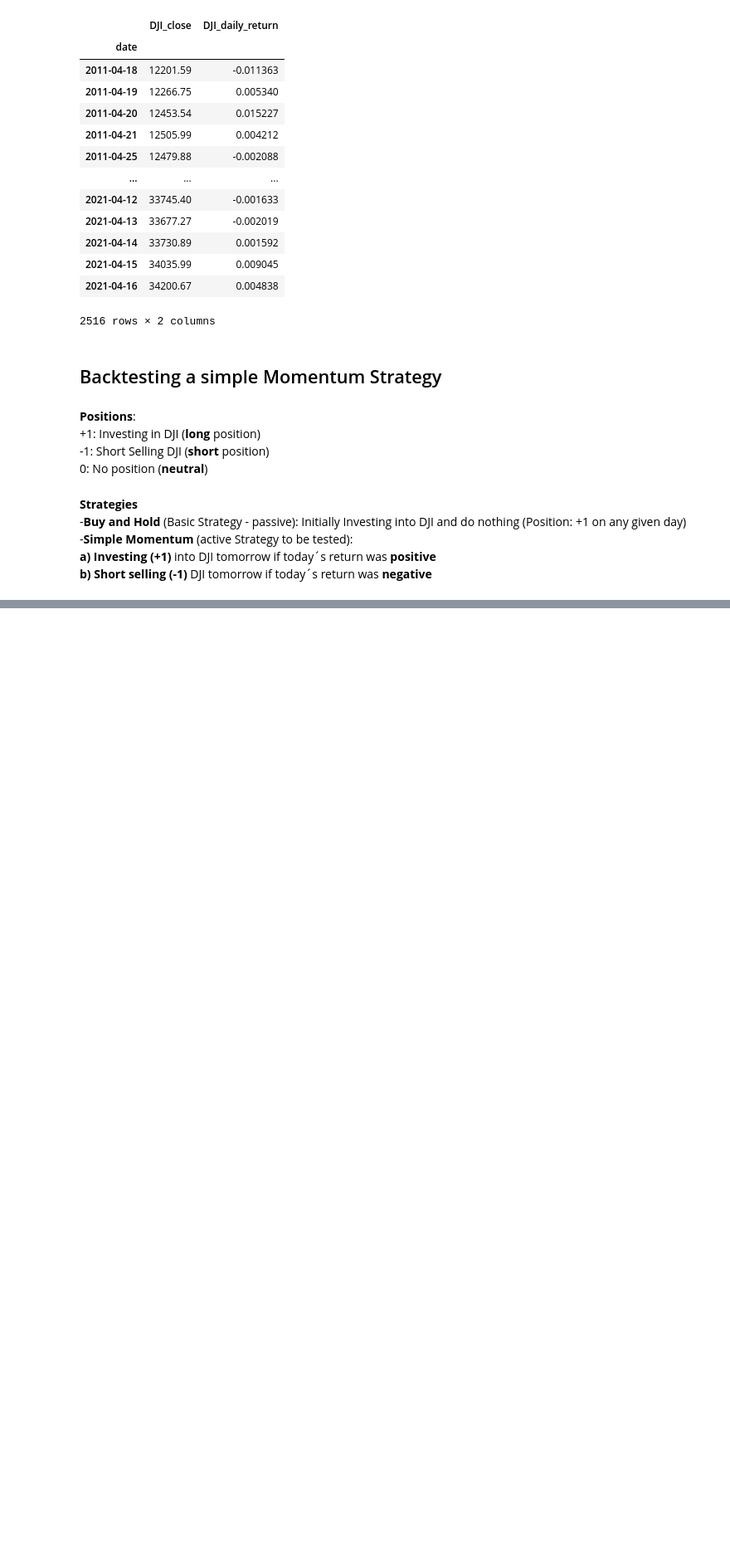
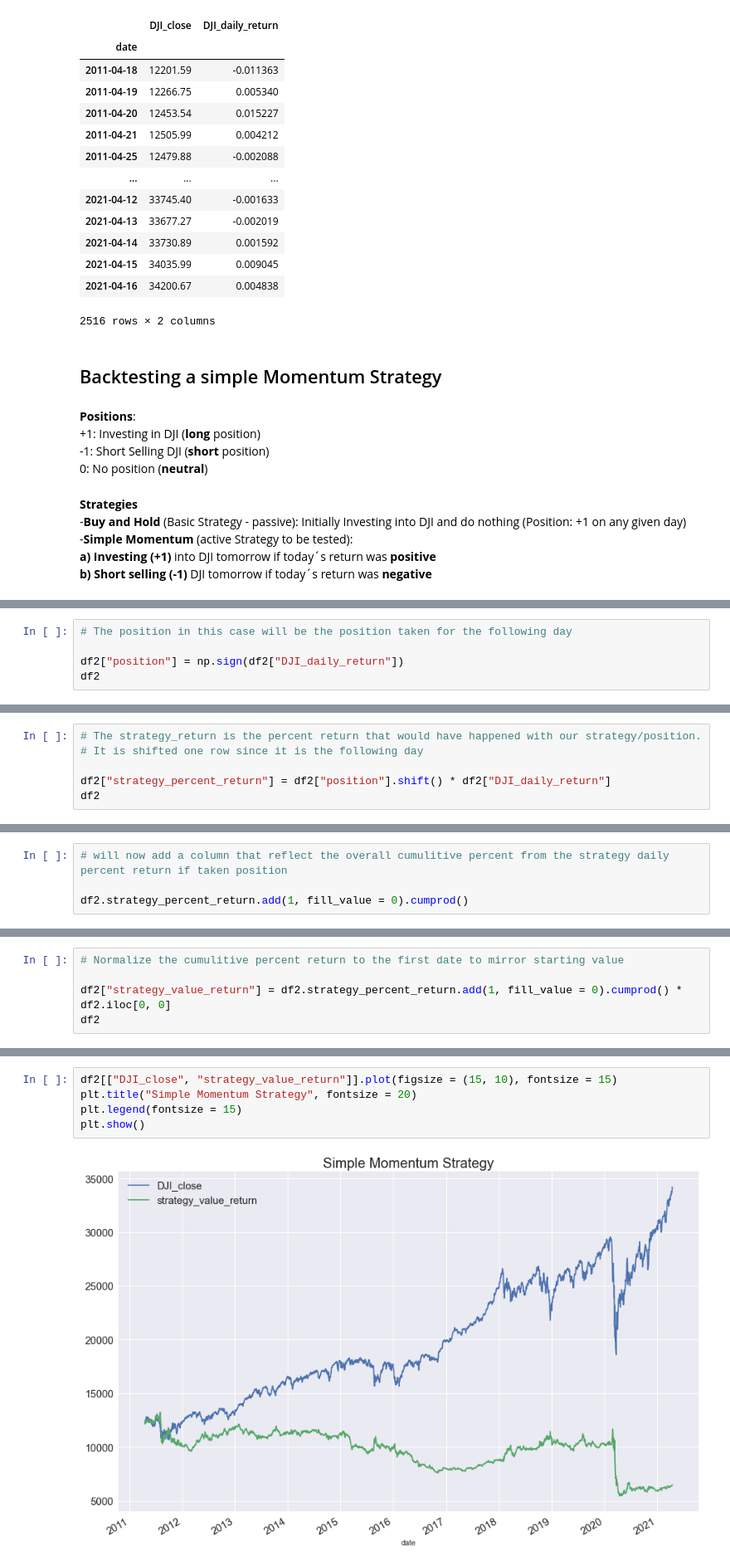
Before and after one commit to alebel94/dji_analysis, a Jupyter notebook: dji_analysis.ipynb, the cells around one changed output, grey strips where cells are left out. Shown at 83% size. Cells and saved outputs as stored; diff of their text form; blank space fills up the shorter version.

Commit message:
Finished simple and contrarian momentum strategies -AB

```diff
--- a/dji_analysis.ipynb
+++ b/dji_analysis.ipynb
@@ -374,0 +373,5 @@ KeyError: 'DJI_Return'
+# %%
+# The position in this case will be the position taken for the following day
+
+df2["position"] = np.sign(df2["DJI_daily_return"])
+df2
@@ -374,0 +393,6 @@ KeyError: 'DJI_Return'
+# %%
+# The strategy_return is the percent return that would have happened with our strategy/position.
+# It is shifted one row since it is the following day
+
+df2["strategy_percent_return"] = df2["position"].shift() * df2["DJI_daily_return"]
+df2
@@ -374,0 +414,4 @@ KeyError: 'DJI_Return'
+# %%
+# will now add a column that reflect the overall cumulitive percent from the strategy daily percent return if taken position
+
+df2.strategy_percent_return.add(1, fill_value = 0).cumprod()
@@ -374,0 +432,5 @@ KeyError: 'DJI_Return'
+# %%
+# Normalize the cumulitive percent return to the first date to mirror starting value
+
+df2["strategy_value_return"] = df2.strategy_percent_return.add(1, fill_value = 0).cumprod() * df2.iloc[0, 0]
+df2
@@ -374,0 +452,7 @@ KeyError: 'DJI_Return'
+# %%
+df2[["DJI_close", "strategy_value_return"]].plot(figsize = (15, 10), fontsize = 15)
+plt.title("Simple Momentum Strategy", fontsize = 20)
+plt.legend(fontsize = 15)
+plt.show()
+# %% [output]
+[figure, added]
```
Also changed, not shown: parts of 18 cells of this notebook.
